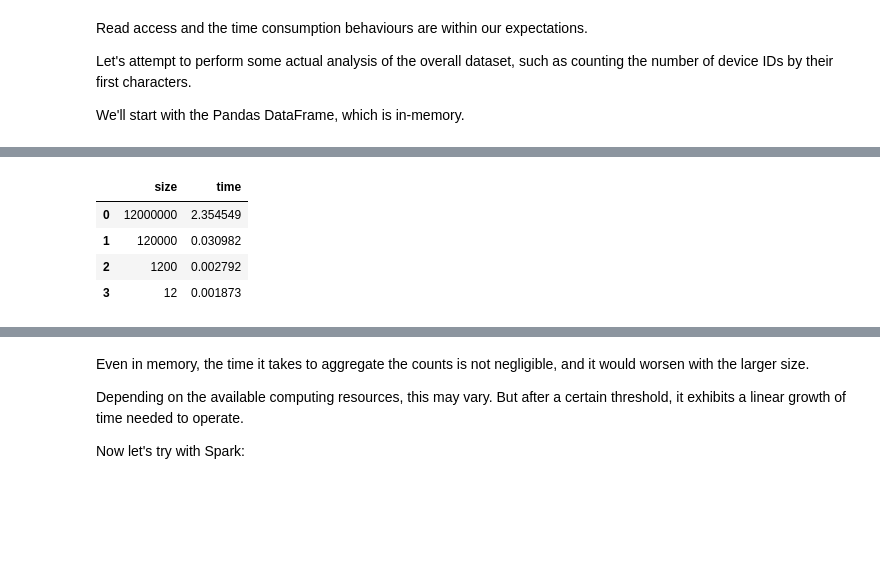
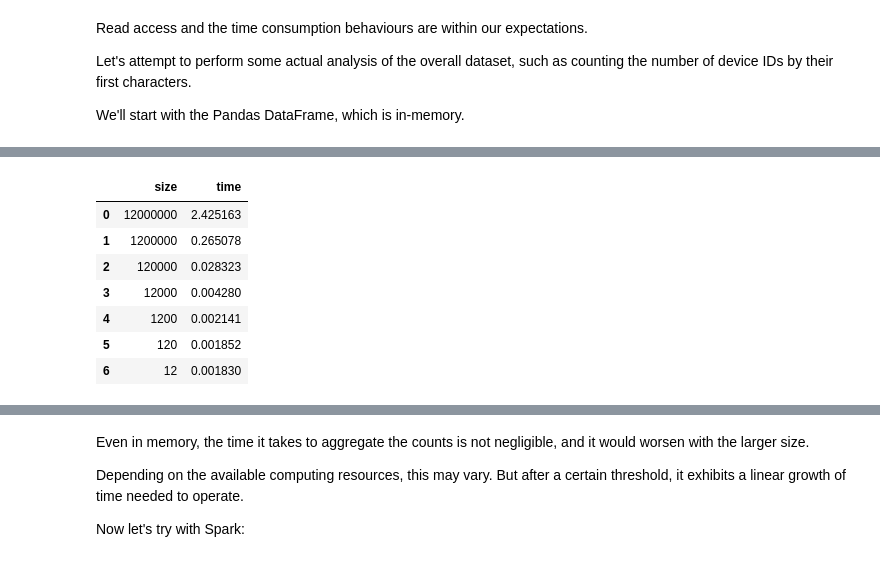
Before and after one commit to EQWorks/python-curriculum, a Jupyter notebook: data-analysis/14-distributed-computation/notebook.ipynb, the cells around one changed output, grey strips where cells are left out. Drawn from its saved outputs; the diff is of its cells as text; code cells hidden in the pictures; blank space fills up the shorter version.

Commit message:
14 - add spark dataframe illustration and better agg size vs. time example

```diff
--- a/data-analysis/14-distributed-computation/notebook.ipynb
+++ b/data-analysis/14-distributed-computation/notebook.ipynb
@@ -384,5 +437,7 @@ pdf
 12000000 rows × 2 columns
 # %%
+%%time
+
 import time
 
 size_time = []
@@ -397,7 +452,7 @@ while size > 1:
         'size': size,
         'time': end - start,
     })
-    size = size // 100
+    size = size // 10
 
 pdf_size_time = pd.DataFrame(size_time)
 pdf_size_time
@@ -405,5 +462,8 @@ pdf_size_time
 |  | size | time |
-| 0 | 12000000 | 2.354549 |
-| 1 | 120000 | 0.030982 |
-| 2 | 1200 | 0.002792 |
-| 3 | 12 | 0.001873 |
+| 0 | 12000000 | 2.425163 |
+| 1 | 1200000 | 0.265078 |
+| 2 | 120000 | 0.028323 |
+| 3 | 12000 | 0.004280 |
+| 4 | 1200 | 0.002141 |
+| 5 | 120 | 0.001852 |
+| 6 | 12 | 0.001830 |
```
Also changed, not shown: parts of 33 cells of this notebook.
